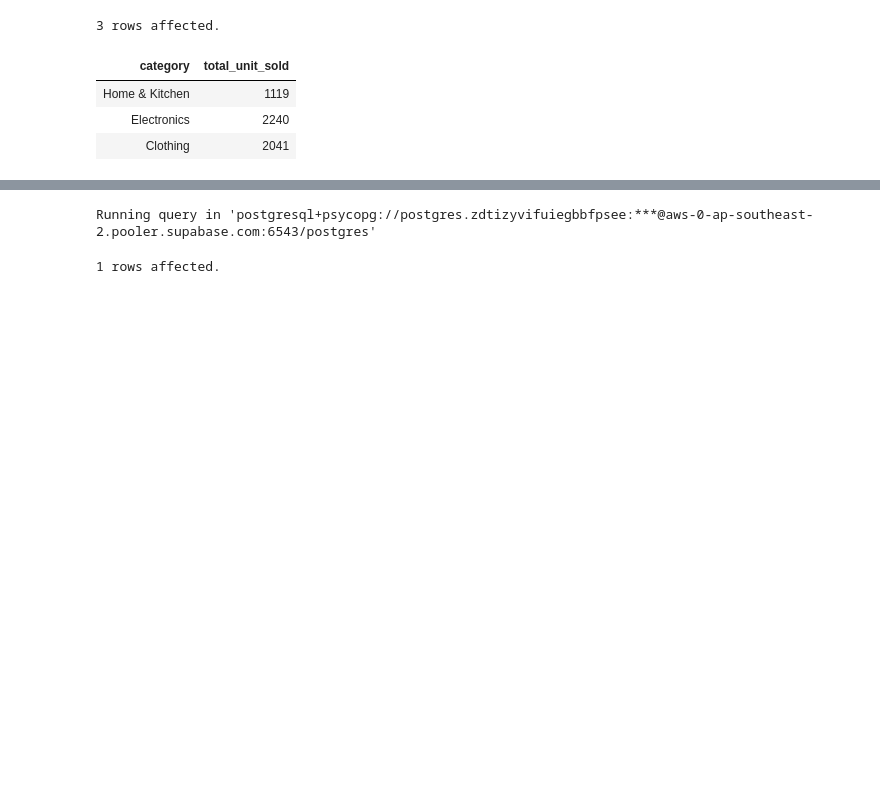
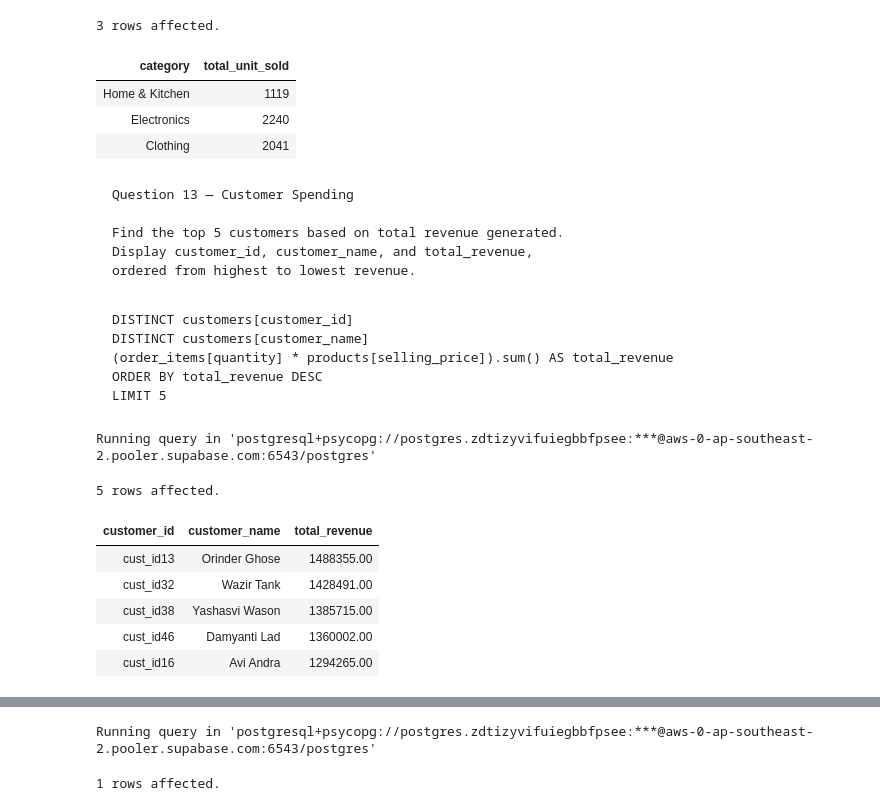
Before and after one commit to umesh-creates/sql_pandas_exercise_and_notes, a Jupyter notebook: retail_analysis exercise/retail_analysis.ipynb, the cells around one changed output, grey strips where cells are left out. Drawn from its saved outputs; the diff is of its cells as text; code cells hidden in the pictures; blank space fills up the shorter version.

```diff
--- a/retail_analysis exercise/retail_analysis.ipynb
+++ b/retail_analysis exercise/retail_analysis.ipynb
@@ -432,3 +432,43 @@ Running query in 'postgresql+psycopg://postgres.zdtizyvifuiegbbfpsee:***@aws-0-a
 | Home & Kitchen | 1119 |
 | Electronics | 2240 |
 | Clothing | 2041 |
+# %% [markdown]
+<pre>Question 13 — Customer Spending
+
+Find the top 5 customers based on total revenue generated.
+Display customer_id, customer_name, and total_revenue,
+ordered from highest to lowest revenue.</pre>
+# %% [markdown]
+<pre>
+DISTINCT customers[customer_id]
+DISTINCT customers[customer_name]
+(order_items[quantity] * products[selling_price]).sum() AS total_revenue
+ORDER BY total_revenue DESC
+LIMIT 5
+</pre>
+# %%
+%%sql
+SELECT c.customer_id, c.customer_name, SUM(oi.quantity * p.selling_price) AS total_revenue
+
+FROM retail_analysis.customers c
+JOIN retail_analysis.orders o
+ON c.customer_id = o.customer_id
+
+JOIN retail_analysis.order_items oi
+ON o.order_id = oi.order_id
+
+JOIN retail_analysis.products p
+ON p.product_id = oi.product_id
+
+GROUP BY c.customer_id, c.customer_name
+ORDER BY total_revenue DESC
+LIMIT 5;
+# %% [output]
+Running query in 'postgresql+psycopg://postgres.zdtizyvifuiegbbfpsee:***@aws-0-ap-southeast-2.pooler.supabase.com:6543/postgres'
+5 rows affected.
+| customer_id | customer_name | total_revenue |
+| cust_id13 | Orinder Ghose | 1488355.00 |
+| cust_id32 | Wazir Tank | 1428491.00 |
+| cust_id38 | Yashasvi Wason | 1385715.00 |
+| cust_id46 | Damyanti Lad | 1360002.00 |
+| cust_id16 | Avi Andra | 1294265.00 |
```
Also changed, not shown: parts of 4 cells of this notebook.
